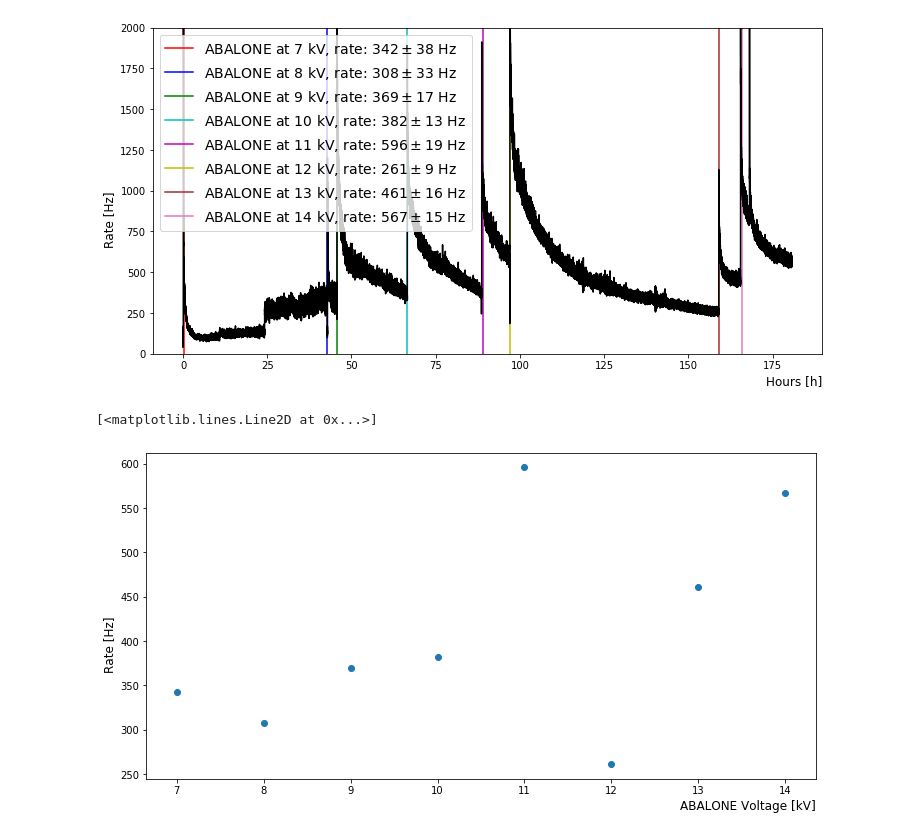
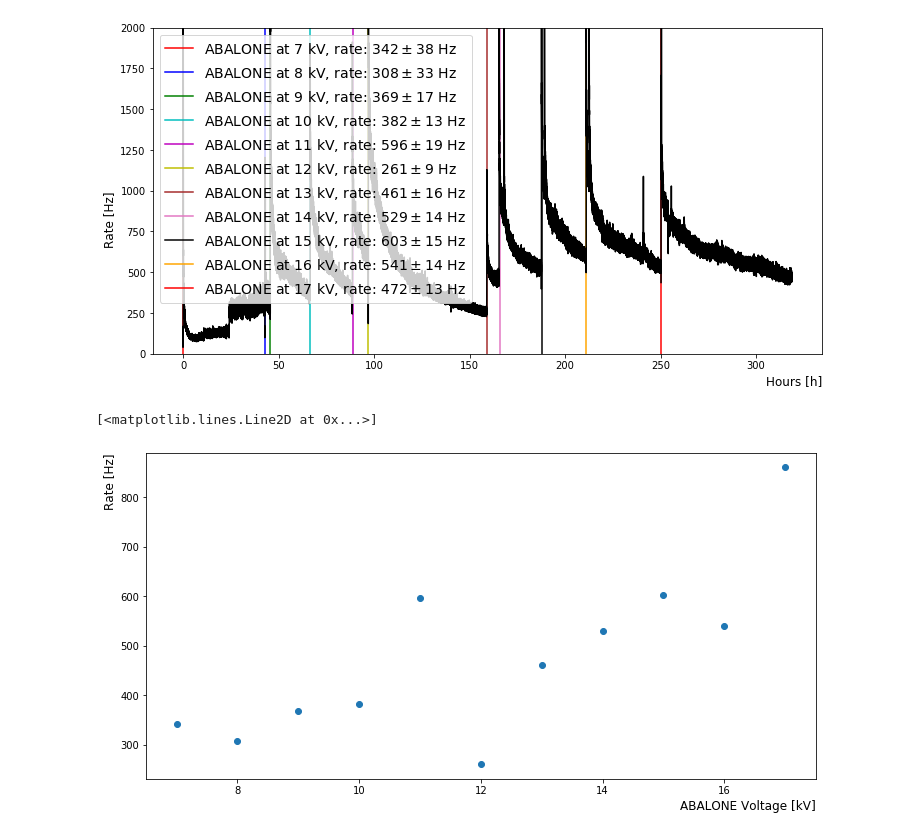
Before and after one commit to valerioda/abalone, a Jupyter notebook: abalone_rate.ipynb, the cells around one changed output. Cells and saved outputs as stored; diff of their text form; code cells hidden in the pictures.

Commit message:
ABALONE at 17kV & SPE spectrum fit

```diff
--- a/abalone_rate.ipynb
+++ b/abalone_rate.ipynb
@@ -42,7 +42,7 @@ def plot_rate(file, int1=(21000,32000),int2=(50000,70000),avolt=13):
 def moving_average(x, w):
     return np.convolve(x, np.ones(w), 'same') / w
 def plot_all_rate(file1, file2 = None, file3 = None, file4 = None, file5 = None, file6 = None, file7 = None,
-                  file8 = None, file9 = None, file10 = None,
+                  file8 = None, file9 = None, file10 = None, file11 = None, file12 = None,
                   hours = (13,14,15,16,17,18), avolts = (13,14,15,16,17,18), width = 1,
                   ylim = None, xlim = None ):
     data = pd.read_csv(file1,delimiter="\s+", skiprows=14,
@@ -83,6 +83,14 @@ def plot_all_rate(file1, file2 = None, file3 = None, file4 = None, file5 = None,
         df10 = pd.read_csv(file10,delimiter="\s+", skiprows=14,
                           names=['a','b','c','d','e','f','rate','g','h','i','sec'])
         data = data.append(df10, ignore_index=True)
+    if file11 is not None:
+        df11 = pd.read_csv(file11,delimiter="\s+", skiprows=14,
+                          names=['a','b','c','d','e','f','rate','g','h','i','sec'])
+        data = data.append(df11, ignore_index=True)
+    if file12 is not None:
+        df12 = pd.read_csv(file12,delimiter="\s+", skiprows=14,
+                          names=['a','b','c','d','e','f','rate','g','h','i','sec'])
+        data = data.append(df12, ignore_index=True)
     plt.figure(figsize=(12,6))
     plt.xlabel('Hours [h]', ha='right',x=1,fontsize=12)
     plt.ylabel('Rate [Hz]', ha='right',x=1,fontsize=12)
@@ -93,8 +101,8 @@ def plot_all_rate(file1, file2 = None, file3 = None, file4 = None, file5 = None,
     #)
     time = data.index*2/3600
     rate = moving_average(data['rate'], width)
-    colors = ['r','b','g','c','m','y','brown','tab:pink']
-    means = np.zeros(8)
+    colors = ['r','b','g','c','m','y','brown','tab:pink','black','orange','r','b']
+    means = np.zeros(12)
     for i, [hour, avolt, color] in enumerate(zip(hours, avolts, colors)):
         try: ll, rr = hours[i+1]-1,hours[i+1]-0.5
         except: ll, rr = time[-1]-0.5,time[-1]
@@ -120,17 +128,22 @@ file11 = '/data/abalone/ABALONE_RampingUp/2021_08_27_Rate_11kV.txt'
 file12 = '/data/abalone/ABALONE_RampingUp/2021_08_27_Rate_12kV.txt'
 file13 = '/data/abalone/ABALONE_RampingUp/2021_08_30_Rate_13kV.txt'
 file14 = '/data/abalone/ABALONE_RampingUp/2021_08_30_Rate_14kV.txt'
+file15 = '/data/abalone/ABALONE_RampingUp/2021_08_31_Rate_15kV.txt'
+file16 = '/data/abalone/ABALONE_RampingUp/2021_09_01_Rate_16kV.txt'
+file17 = '/data/abalone/ABALONE_RampingUp/2021_09_03_Rate_17kV.txt'
+file17b = '/data/abalone/ABALONE_RampingUp/2021_09_03_Rate_17kV_bis.txt'
 # %%
-avolts, means = plot_all_rate(file7, file8, file9, file10, file11, file12, file13, file14,
-                              hours=(0.2,42.8,45.6,66.5,89,97,159,166), avolts = (7,8,9,10,11,12,13,14),
+avolts, means = plot_all_rate(file7, file8, file9, file10,file11,file12,file13,file14,file15,file16,file17,file17b,
+                              hours=(0.2,42.8,45.6,66.5,89,97,159,166,188,211,250),
+                              avolts=(7,8,9,10,11,12,13,14,15,16,17),
                               ylim=(0,2000), width = 2)
 # %% [output]
-[figure, old version]
+[figure, new version]
 # %%
 plt.figure(figsize=(12,6))
 plt.xlabel('ABALONE Voltage [kV]', ha='right',x=1,fontsize=12)
-plt.ylabel('Rate [Hz]', ha='right',x=1,fontsize=12)
-plt.plot(avolts,means[:8],'o')
+plt.ylabel('Rate [Hz]', ha='right',y=1,fontsize=12)
+plt.plot(avolts,means[:len(avolts)],'o')
 # %% [output]
 [<matplotlib.lines.Line2D at 0x...>]
-[figure, old version]
+[figure, new version]
```
Also changed, not shown: 9 other files.
